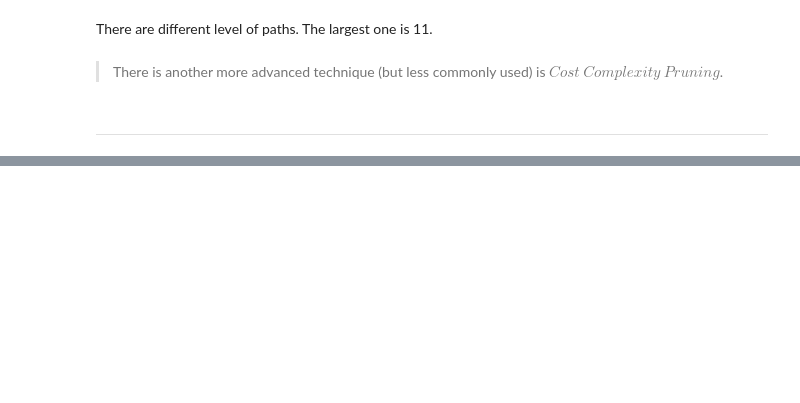
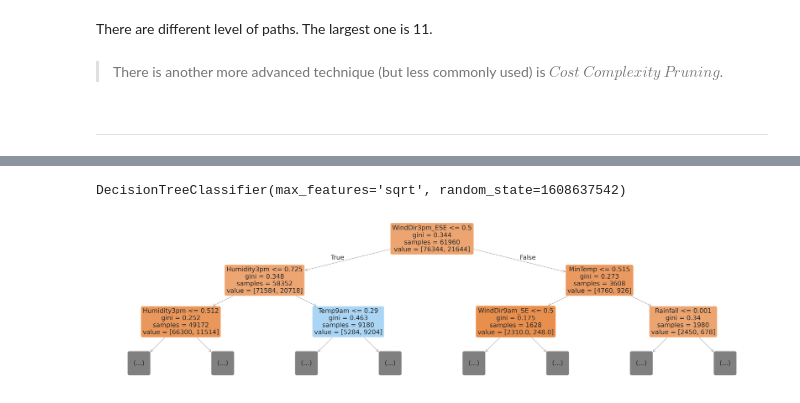
Before and after one commit to mebre7/weather-forecasting-aus-ml, a Jupyter notebook: Decision_Trees_and_Random_Forest/notebook/decision_trees_and_random_forest.ipynb, the cells around one changed output, grey strips where cells are left out. Saved outputs shown, nothing was run; the diff lists cells and outputs as text; code cells hidden in the pictures; blank space fills up the shorter version.

```diff
--- a/Decision_Trees_and_Random_Forest/notebook/decision_trees_and_random_forest.ipynb
+++ b/Decision_Trees_and_Random_Forest/notebook/decision_trees_and_random_forest.ipynb
@@ -577,0 +1107,6 @@ There are different level of paths. The largest one is 11.
+# %%
+from sklearn.ensemble import RandomForestClassifier
+model = RandomForestClassifier(n_jobs=-1, random_state=42)
+# %%
+%%time
+model.fit(X_train, X_target)
@@ -577,0 +1166,10 @@ There are different level of paths. The largest one is 11.
+# %%
+model.estimators_[0]
+# %% [output]
+DecisionTreeClassifier(max_features='sqrt', random_state=1608637542)
+# %%
+plt.figure(figsize=(80, 20))
+plot_tree(model.estimators_[0], feature_names = list(X_train.columns), filled=True, max_depth=2, rounded=True)
+plt.show()
+# %% [output]
+[figure, added]
```
Also changed, not shown: parts of 121 cells of this notebook.
